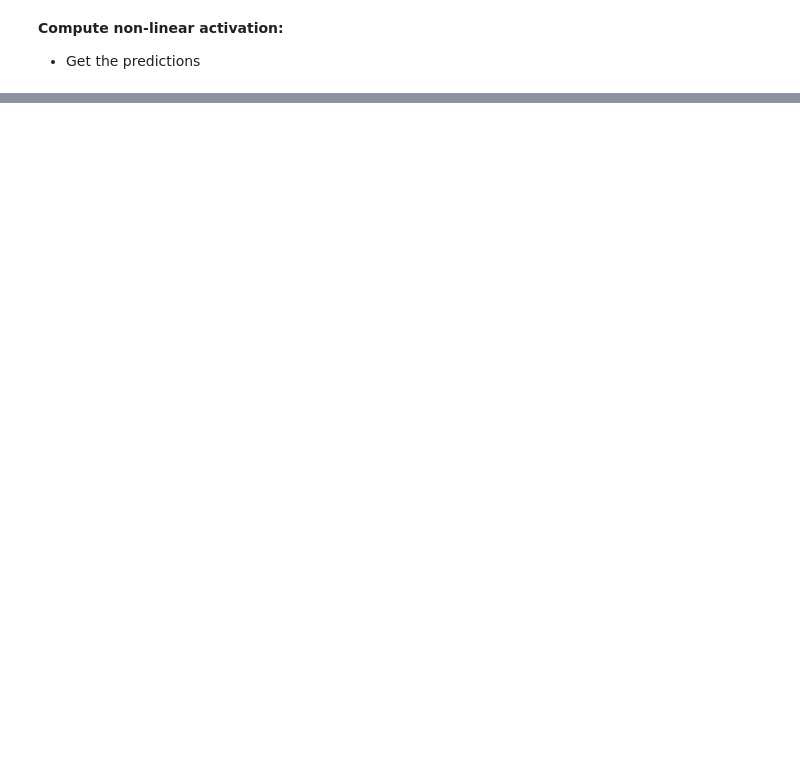
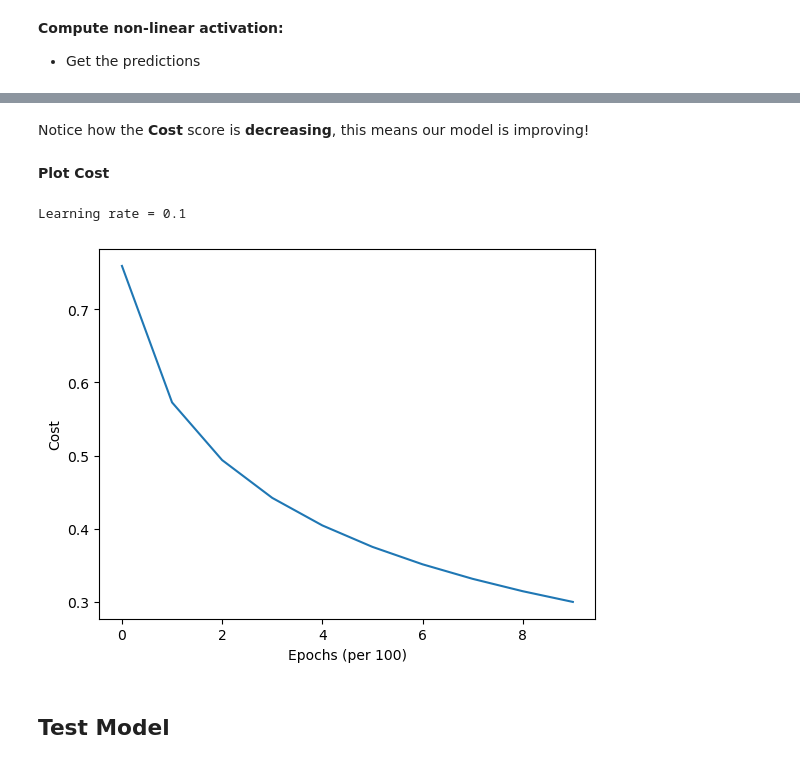
Before and after one commit to t20e/AI_projects_and_res, a Jupyter notebook: basic_components/basic_NN_from_scratch.ipynb, the cells around one changed output, grey strips where cells are left out. Drawn from its saved outputs; the diff is of its cells as text; code cells hidden in the pictures; blank space fills up the shorter version.

```diff
--- a/basic_components/basic_NN_from_scratch.ipynb
+++ b/basic_components/basic_NN_from_scratch.ipynb
@@ -249,0 +300,4 @@ The closer to the Loss is to $0$ the closer the predictions match the target lab
+# %%
+dw, db = backward_propagation(X, Y, probabilities)
+print(f"Gradients for weights (dw)\n: {dw}")
+print(f"\nGradients for the bias (db)\n: {db}")
@@ -249,0 +351,33 @@ The closer to the Loss is to $0$ the closer the predictions match the target lab
+# %%
+# Reinitialize the parameters
+w, b = init_weights_and_bias(n_in=9, n_out=1)
+
+# Set Hyperparameters
+learning_rate = 0.1
+num_epochs = 1000
+costs = []  # To store the cost per 100 epoch
+# %%
+# --- Training Loop ---
+for i in range(num_epochs):
+
+    # Forward Propagation
+    Z = linear(X, w, b)
+    probabilities = sigmoid(Z) # probabilities before we have rounded
+
+    # Compute cost
+    cost = BCE(Y, probabilities)
+
+    # Backward Propagation
+    dw, db = backward_propagation(X, Y, probabilities)
+
+    # Update parameters with Batch Gradient Descent
+    w = w - learning_rate * dw
+    b = b - learning_rate * db
+
+    # Record the cost every 100 epochs
+    if i % 100 == 0:
+        costs.append(cost)
+        print(f"Cost after epoch {i}: {cost}")
+
+print("\n🔨 Training finished!")
+print(f"Final cost: {cost} at epoch {num_epochs}")
@@ -249,0 +398,15 @@ The closer to the Loss is to $0$ the closer the predictions match the target lab
+# %% [markdown]
+Notice how the **Cost** score is **decreasing**, this means our model is improving!
+# %% [markdown]
+**Plot Cost**
+# %%
+plt.plot(costs)
+plt.ylabel('Cost')
+plt.xlabel("Epochs (per 100)")
+print(f"Learning rate = {learning_rate}")
+plt.show()
+# %% [output]
+Learning rate = 0.1
+[figure, added]
+# %% [markdown]
+## Test Model
```
Also changed, not shown: parts of 42 cells of this notebook, 4 other files.
